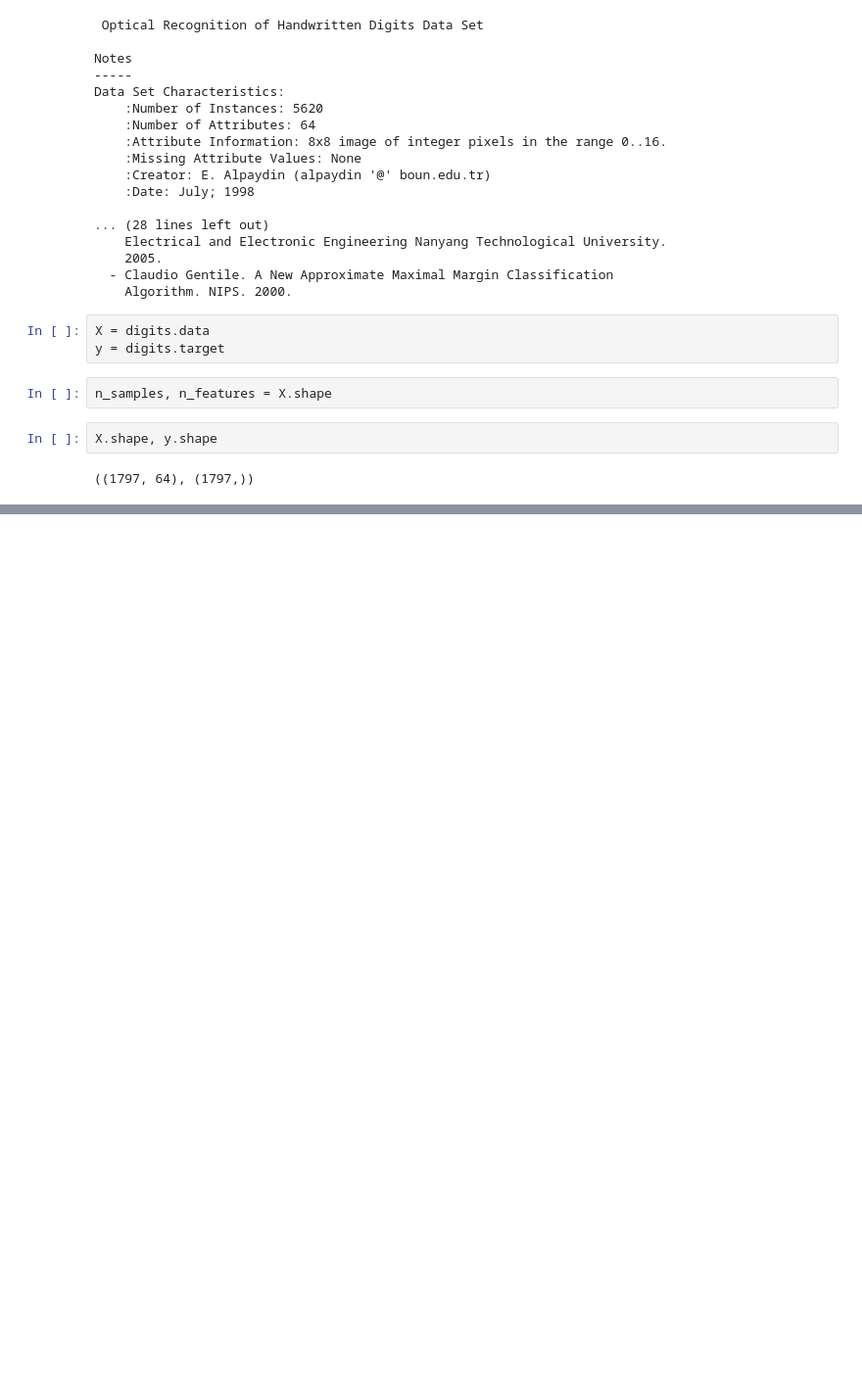
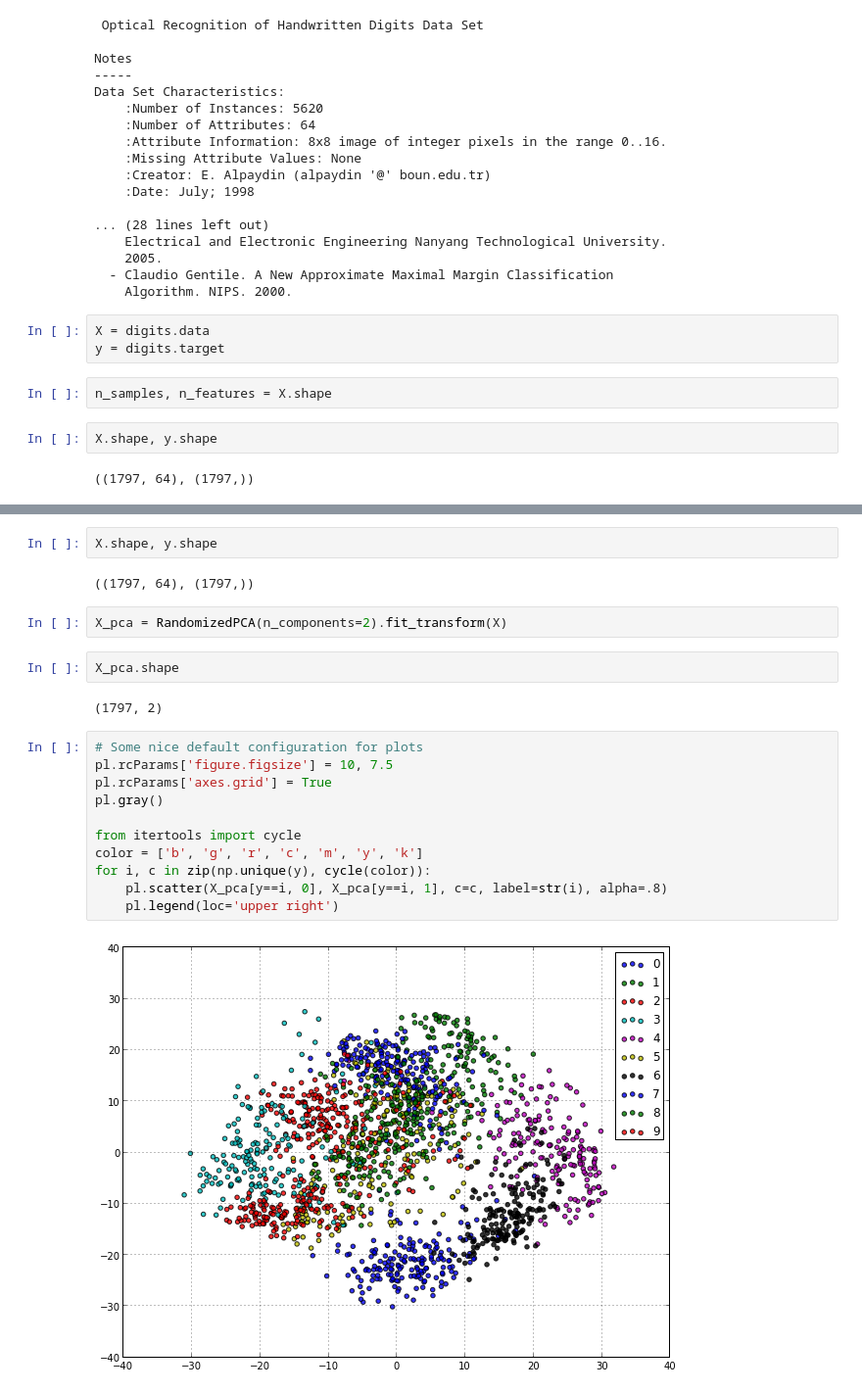
Before and after one commit to ageek/pynotebooks, a Jupyter notebook: digits classification.ipynb, the cells around one changed output, grey strips where cells are left out. Shown at 98% size. Drawn from its saved outputs; the diff is of its cells as text; blank space fills up the shorter version.

Commit message:
digits scatter...

```diff
--- a/digits classification.ipynb
+++ b/digits classification.ipynb
@@ -101,0 +102,23 @@ print np.random.permutation(20)
+# %%
+X.shape, y.shape
+# %% [output]
+((1797, 64), (1797,))
+# %%
+X_pca = RandomizedPCA(n_components=2).fit_transform(X)
+# %%
+X_pca.shape
+# %% [output]
+(1797, 2)
+# %%
+# Some nice default configuration for plots
+pl.rcParams['figure.figsize'] = 10, 7.5
+pl.rcParams['axes.grid'] = True
+pl.gray()
+
+from itertools import cycle
+color = ['b', 'g', 'r', 'c', 'm', 'y', 'k']
+for i, c in zip(np.unique(y), cycle(color)):
+    pl.scatter(X_pca[y==i, 0], X_pca[y==i, 1], c=c, label=str(i), alpha=.8)
+    pl.legend(loc='upper right')
+# %% [output]
+[figure, added]
```
Also changed, not shown: parts of 10 cells of this notebook.
